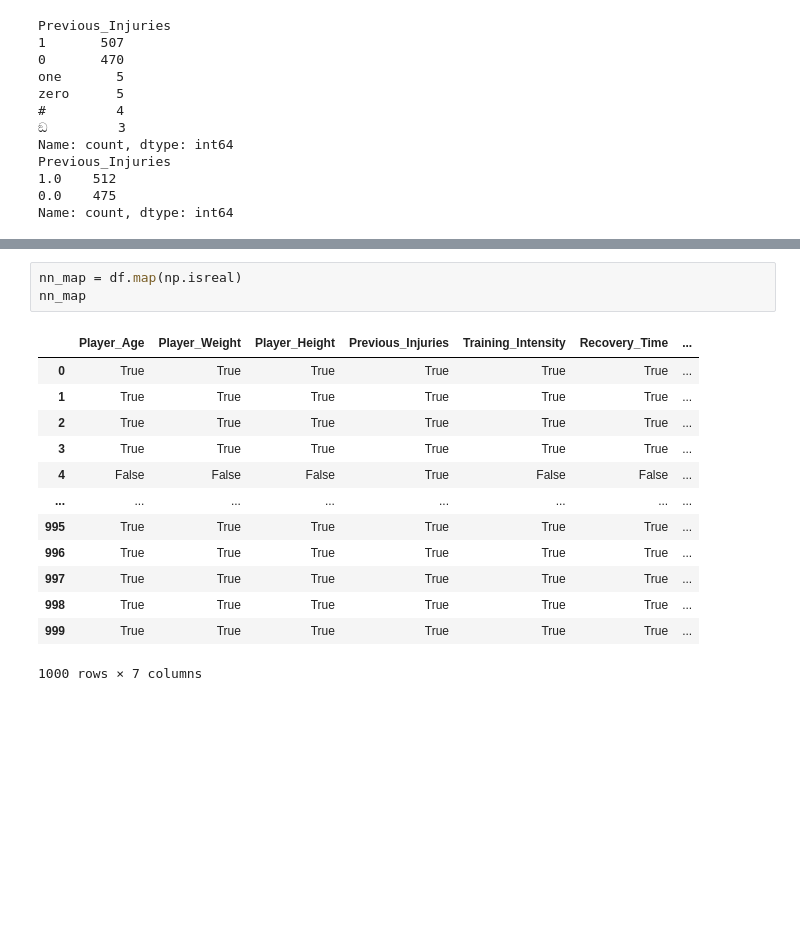
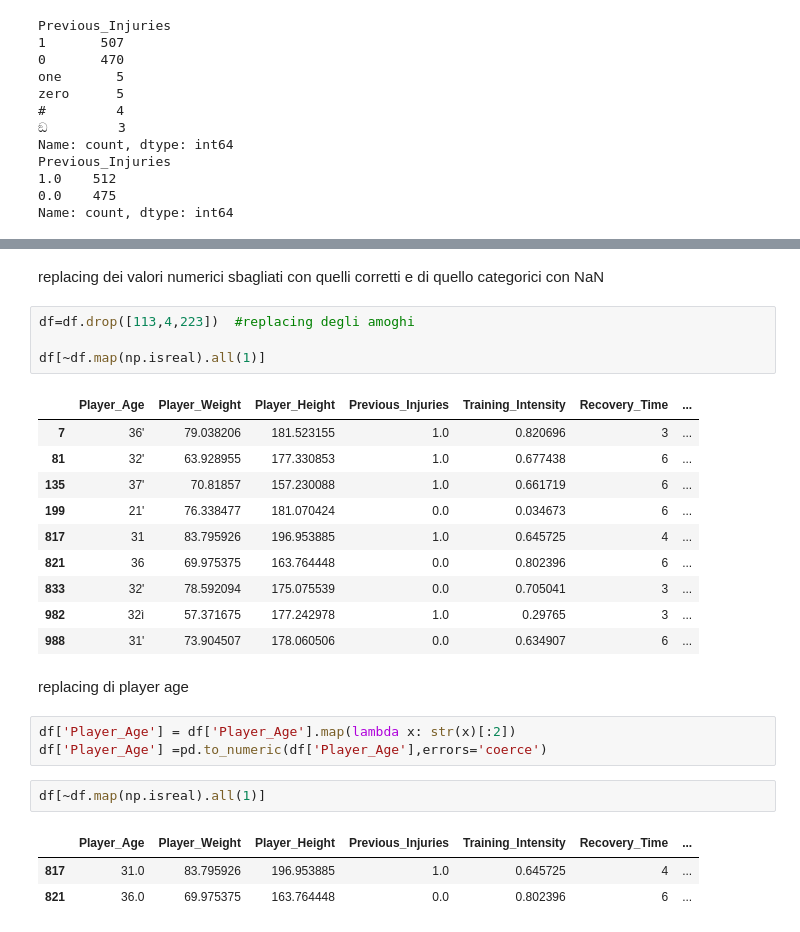
Before and after one commit to Lorenzo-Biondi/es-python, a Jupyter notebook: infortuni/analisi-infortuni.ipynb, the cells around one changed output, grey strips where cells are left out. Drawn from its saved outputs; the diff is of its cells as text; blank space fills up the shorter version.

```diff
--- a/infortuni/analisi-infortuni.ipynb
+++ b/infortuni/analisi-infortuni.ipynb
@@ -122,17 +134,28 @@ check non numerical values
+# %% [markdown]
+replacing dei valori numerici sbagliati con quelli corretti e di quello categorici con NaN
+# %%
+df=df.drop([113,4,223])  #replacing degli amoghi
+
+df[~df.map(np.isreal).all(1)]
+# %% [output]
+|  | Player_Age | Player_Weight | Player_Height | Previous_Injuries | Training_Intensity | Recovery_Time | ... |
+| 7 | 36' | 79.038206 | 181.523155 | 1.0 | 0.820696 | 3 | ... |
+| 81 | 32' | 63.928955 | 177.330853 | 1.0 | 0.677438 | 6 | ... |
+| 135 | 37' | 70.81857 | 157.230088 | 1.0 | 0.661719 | 6 | ... |
+| 199 | 21' | 76.338477 | 181.070424 | 0.0 | 0.034673 | 6 | ... |
+| 817 | 31 | 83.795926 | 196.953885 | 1.0 | 0.645725 | 4 | ... |
+| 821 | 36 | 69.975375 | 163.764448 | 0.0 | 0.802396 | 6 | ... |
+| 833 | 32' | 78.592094 | 175.075539 | 0.0 | 0.705041 | 3 | ... |
+| 982 | 32ì | 57.371675 | 177.242978 | 1.0 | 0.29765 | 3 | ... |
+| 988 | 31' | 73.904507 | 178.060506 | 0.0 | 0.634907 | 6 | ... |
+# %% [markdown]
+replacing di player age
+# %%
+df['Player_Age'] = df['Player_Age'].map(lambda x: str(x)[:2])
+df['Player_Age'] =pd.to_numeric(df['Player_Age'],errors='coerce')
 # %%
-nn_map = df.map(np.isreal)
-nn_map
+df[~df.map(np.isreal).all(1)]
 # %% [output]
 |  | Player_Age | Player_Weight | Player_Height | Previous_Injuries | Training_Intensity | Recovery_Time | ... |
-| 0 | True | True | True | True | True | True | ... |
-| 1 | True | True | True | True | True | True | ... |
-| 2 | True | True | True | True | True | True | ... |
-| 3 | True | True | True | True | True | True | ... |
-| 4 | False | False | False | True | False | False | ... |
-| ... | ... | ... | ... | ... | ... | ... | ... |
-| 995 | True | True | True | True | True | True | ... |
-| 996 | True | True | True | True | True | True | ... |
-| 997 | True | True | True | True | True | True | ... |
-| 998 | True | True | True | True | True | True | ... |
-| 999 | True | True | True | True | True | True | ... |
+| 817 | 31.0 | 83.795926 | 196.953885 | 1.0 | 0.645725 | 4 | ... |
+| 821 | 36.0 | 69.975375 | 163.764448 | 0.0 | 0.802396 | 6 | ... |
-1000 rows × 7 columns
```
Also changed, not shown: parts of 10 cells of this notebook.
